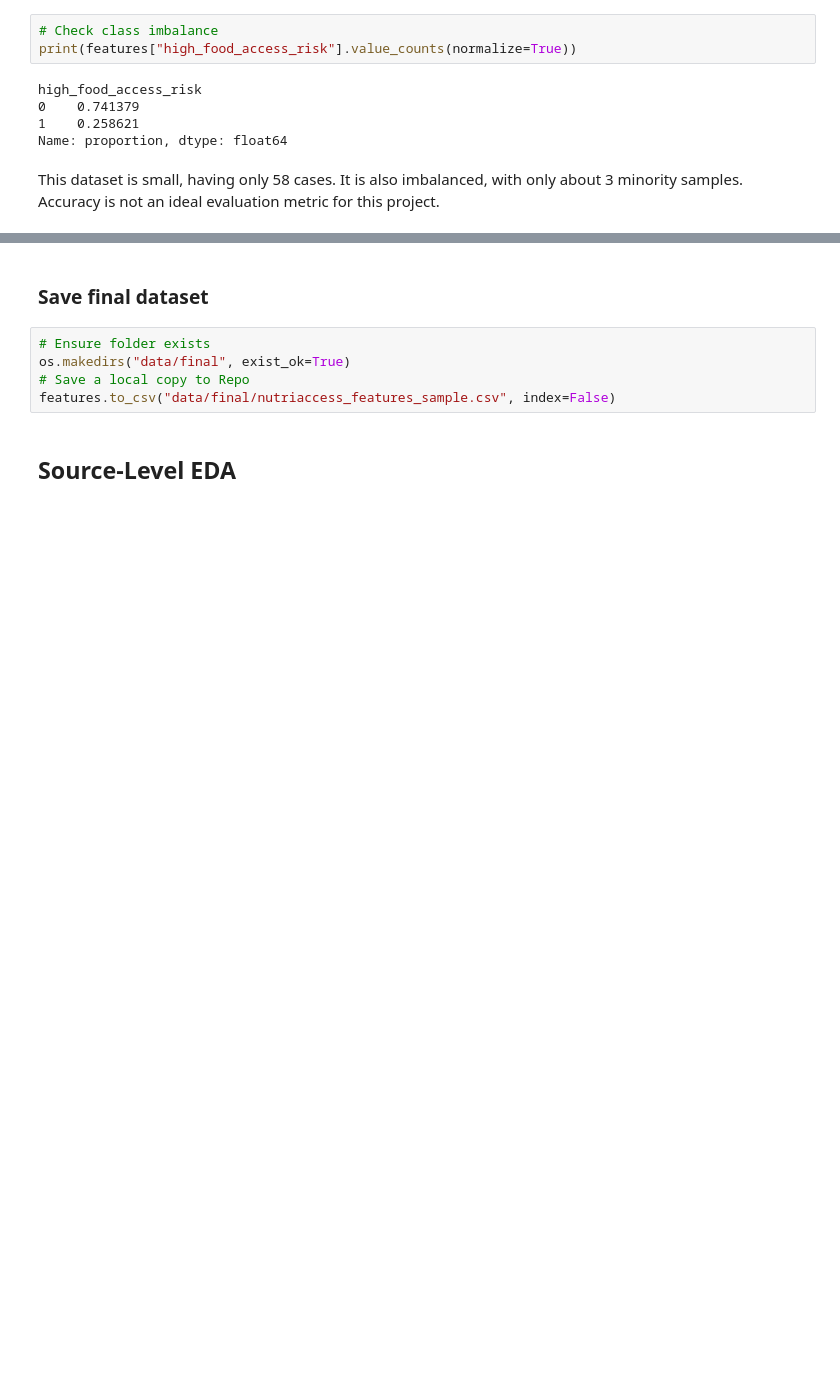
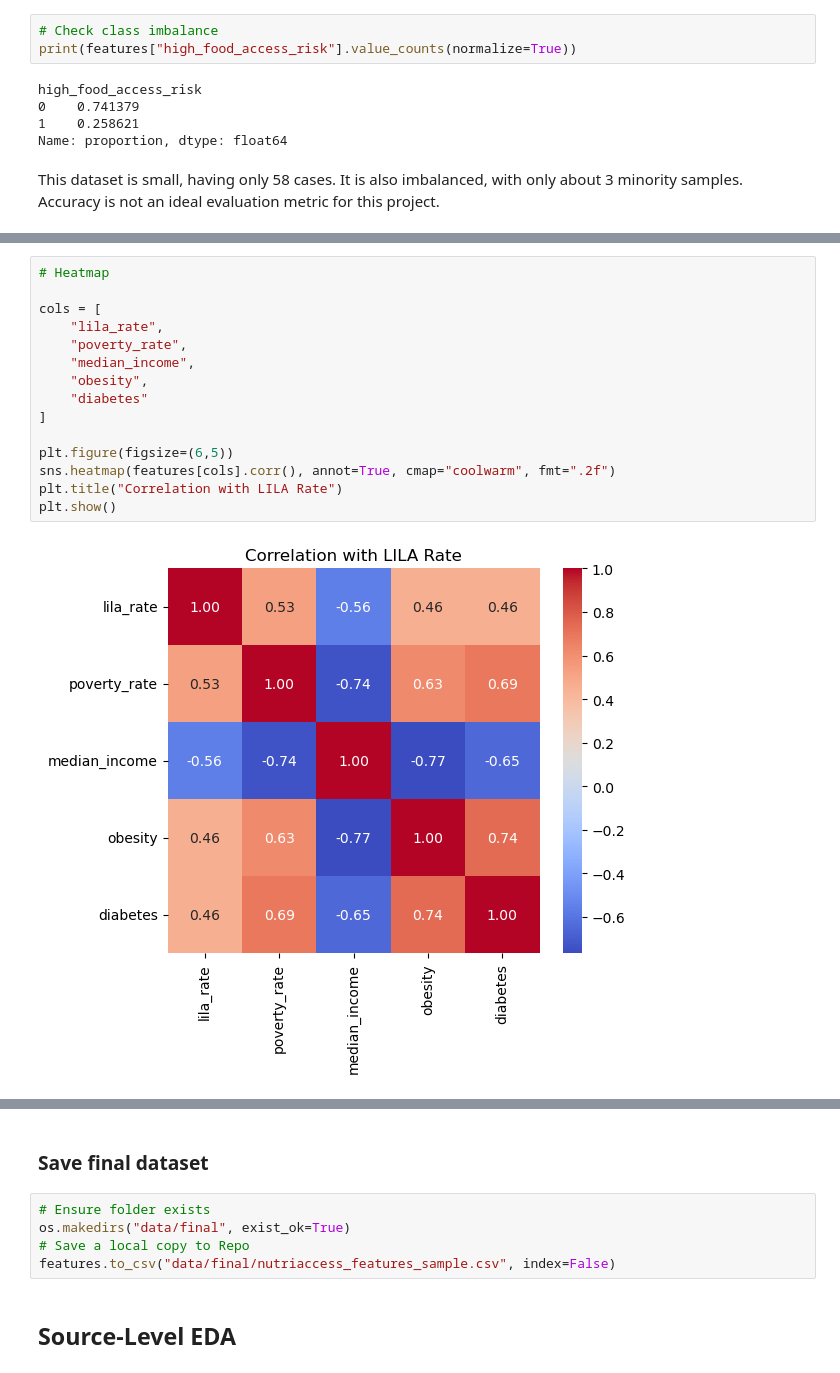
Before and after one commit to svthaker/ADS508Group3, a Jupyter notebook: NutriAccessAnalytics.ipynb, the cells around one changed output, grey strips where cells are left out. Saved outputs shown, nothing was run; the diff lists cells and outputs as text; blank space fills up the shorter version.

```diff
--- a/NutriAccessAnalytics.ipynb
+++ b/NutriAccessAnalytics.ipynb
@@ -199,0 +239,17 @@ plt.show()
+# %%
+# Heatmap
+
+cols = [
+    "lila_rate",
+    "poverty_rate",
+    "median_income",
+    "obesity",
+    "diabetes"
+]
+
+plt.figure(figsize=(6,5))
+sns.heatmap(features[cols].corr(), annot=True, cmap="coolwarm", fmt=".2f")
+plt.title("Correlation with LILA Rate")
+plt.show()
+# %% [output]
+[figure, added]
```
Also changed, not shown: parts of 27 cells of this notebook, 9 other files.
